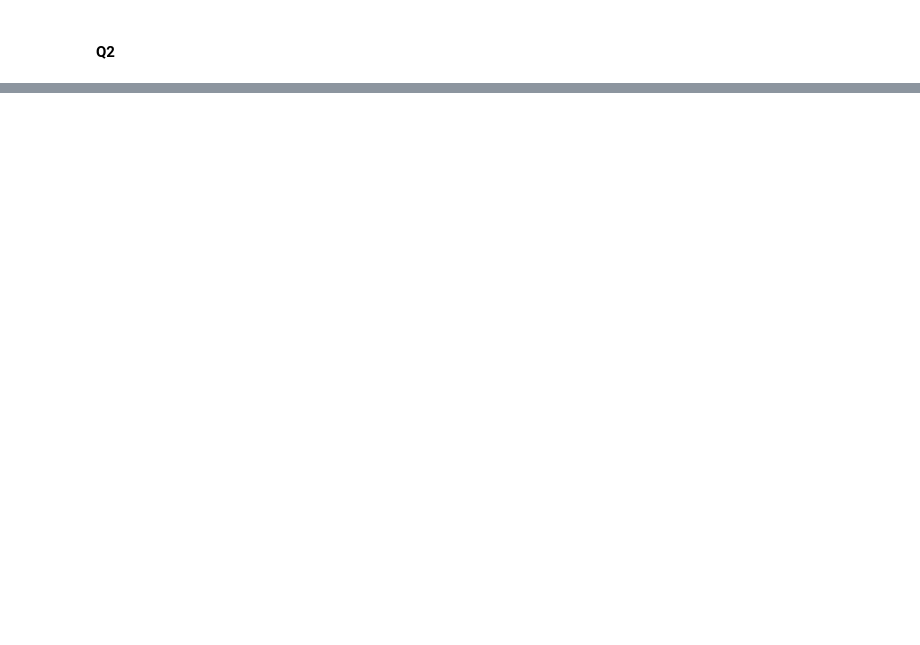
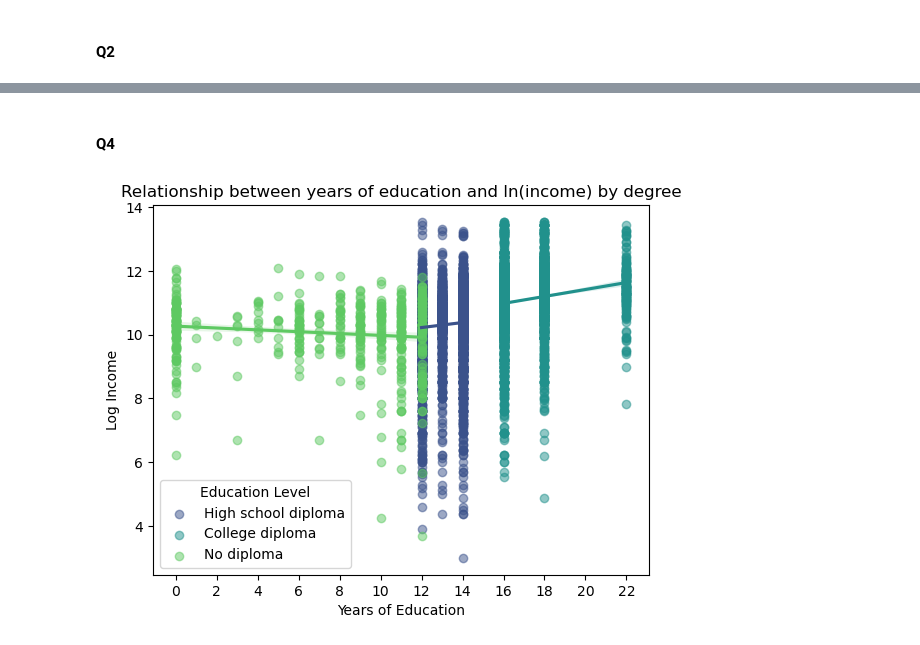
Before and after one commit to rjcampo/Machine-Learning, a Jupyter notebook: Mini Project 1/mini-project-1.ipynb, the cells around one changed output, grey strips where cells are left out. Saved outputs shown, nothing was run; the diff lists cells and outputs as text; code cells hidden in the pictures; blank space fills up the shorter version.

```diff
--- a/Mini Project 1/mini-project-1.ipynb
+++ b/Mini Project 1/mini-project-1.ipynb
@@ -103,0 +170,52 @@ sns.regplot(
+# %% [markdown]
+#### Q4
+# %%
+fig, ax = plt.subplots()
+
+colors = sns.color_palette("viridis", 3)
+
+sns.regplot(
+    data=df_acs[df_acs['HSDIP'] == 1],
+    x="EDUCDC",
+    y="INCWAGE_LOG",
+    scatter_kws={'alpha': 0.5, 'color': colors[0]},
+    line_kws={'color': colors[0]},
+    ax=ax,
+    label='High school diploma'
+    )
+
+sns.regplot(
+    data=df_acs[df_acs['COLDIP'] == 1],
+    x="EDUCDC",
+    y="INCWAGE_LOG",
+    scatter_kws={'alpha': 0.5, 'color': colors[1]},
+    line_kws={'color': colors[1]},
+    ax=ax,
+    label='College diploma'
+    )
+
+sns.regplot(
+    data=df_acs[(df_acs['HSDIP'] == 0) & (df_acs['COLDIP'] == 0)],
+    x="EDUCDC",
+    y="INCWAGE_LOG",
+    scatter_kws={'alpha': 0.5, 'color': colors[2]},
+    line_kws={'color': colors[2]},
+    ax=ax,
+    label='No diploma'
+    )
+
+ax.set_xlabel("Years of Education")
+ax.set_ylabel("Log Income")
+
+# https://stackoverflow.com/a/12608937
+ax.set_xticks(
+    range(int(min(df_acs['EDUCDC'])), int(max(df_acs['EDUCDC'])) + 1, 2)
+    )
+
+ax.set_title("Relationship between years of education and ln(income) by degree")
+
+ax.legend(title="Education Level", loc='best')
+
+plt.show()
+# %% [output]
+[figure, added]
```
Also changed, not shown: parts of 13 cells of this notebook.
